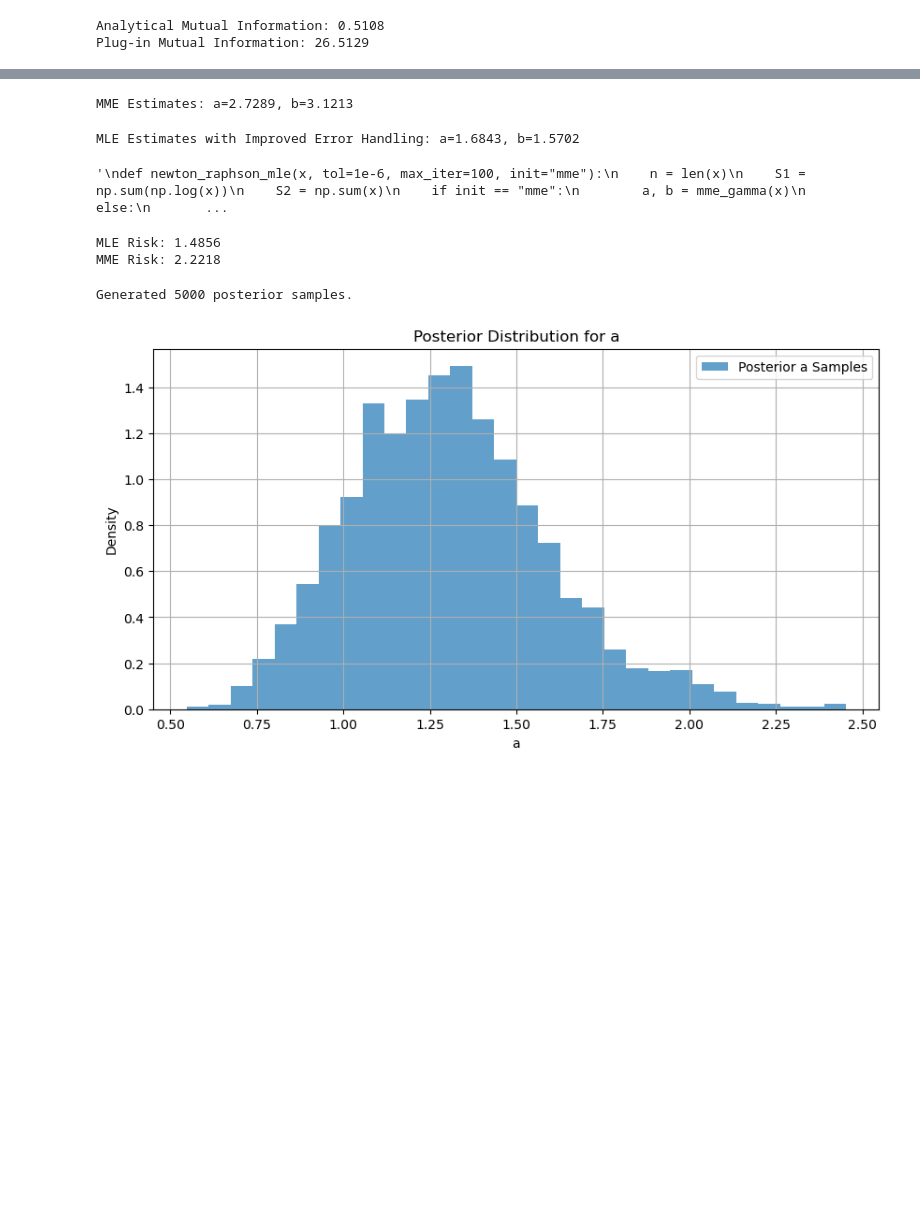
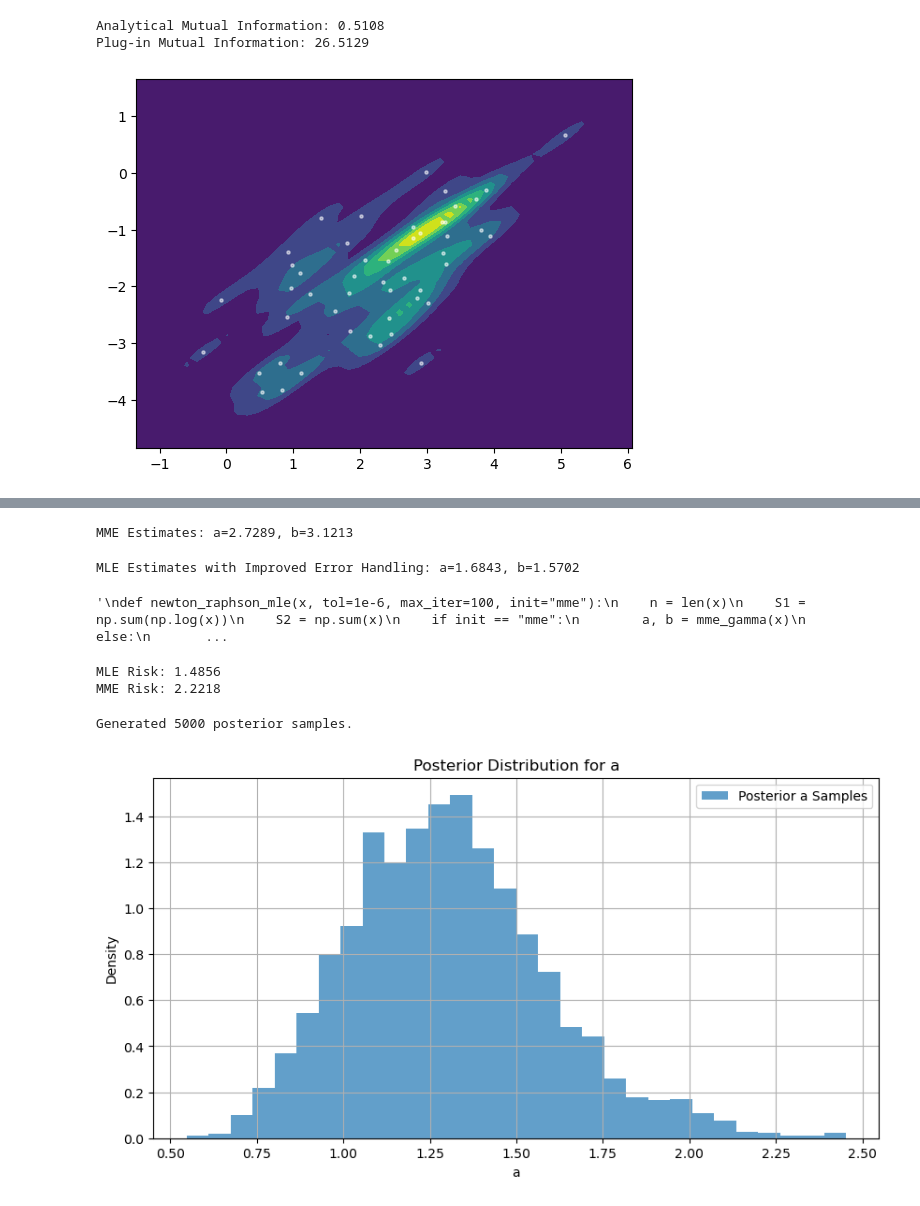
Before and after one commit to shubhankarx/Probability, a Jupyter notebook: Probability Project.ipynb, the cells around one changed output, grey strips where cells are left out. Drawn from its saved outputs; the diff is of its cells as text; code cells hidden in the pictures; blank space fills up the shorter version.

```diff
--- a/Probability Project.ipynb
+++ b/Probability Project.ipynb
@@ -923,3 +987,100 @@ print(f"Plug-in Mutual Information: {mi_plugin:.4f}")
 # %% [output]
 Analytical Mutual Information: 0.5108
 Plug-in Mutual Information: 26.5129
+# %%
+import numpy as np
+import matplotlib.pyplot as plt
+
+def generate_bivariate_gaussian(mean, cov, n):
+    # Create bivariate Gaussian samples
+    return np.random.multivariate_normal(mean, cov, n)
+
+def silverman_bandwidth(data):
+    # If data is 1D, reshape to (n,1) so np.cov returns matrix
+    if data.ndim == 1:
+        data = data.reshape(-1, 1)
+    n, d = data.shape
+    cov_data = np.cov(data, rowvar=False)
+    # For 1D, np.cov returns a scalar; force it to 2D (1x1)
+    if d == 1 and np.isscalar(cov_data):
+        cov_data = np.array([[cov_data]])
+    c = (4/(d+2))**(1/(d+4))
+    h = c * n**(-1/(d+4))
+    return h**2 * cov_data  # returns a d x d bandwidth matrix
+
+def gaussian_kernel(u):
+    # Standard Gaussian kernel for d dims.
+    d = len(u)
+    return 1/(2*np.pi)**(d/2) * np.exp(-0.5 * np.dot(u, u))
+
+def kde_2d(x_eval, data, H):
+    # Make sure H is at least 2D (1x1 if needed)
+    H = np.atleast_2d(H)
+    invH = np.linalg.inv(H)
+    detH = np.linalg.det(H)
+    total = 0
+    for xi in data:
+        diff = xi - x_eval
+        total += gaussian_kernel(invH.dot(diff))
+    return total / (len(data) * np.sqrt(detH))
+
+def plot_kde(data):
+    H = silverman_bandwidth(data)
+    x_min, x_max = np.min(data[:,0]) - 1, np.max(data[:,0]) + 1
+    y_min, y_max = np.min(data[:,1]) - 1, np.max(data[:,1]) + 1
+    X, Y = np.meshgrid(np.linspace(x_min, x_max, 50),
+                       np.linspace(y_min, y_max, 50))
+    Z = np.zeros_like(X)
+    for i in range(X.shape[0]):
+        for j in range(X.shape[1]):
+            Z[i,j] = kde_2d([X[i,j], Y[i,j]], data, H)
+    plt.contourf(X, Y, Z, cmap='viridis')
+    plt.scatter(data[:,0], data[:,1], s=5, c='white', alpha=0.5)
+    plt.show()
+
+def analytical_mi_bivariate_gaussian(cov_matrix):
+    # Slap the bivariate normal MI formula: MI = -0.5 * ln(1 - rho^2)
+    rho = cov_matrix[0,1] / np.sqrt(cov_matrix[0,0] * cov_matrix[1,1])
+    return -0.5 * np.log(1 - rho**2)
+
+def plugin_mi(data, grid_size=50):
+    # p_xy from 2D, p_x and p_y from 1D via KDE.
+    n, d = data.shape
+    H_joint = silverman_bandwidth(data)
+    # For marginals, reshape to 2D first.
+    Hx = silverman_bandwidth(data[:,0].reshape(-1,1))
+    Hy = silverman_bandwidth(data[:,1].reshape(-1,1))
+
+    x_min, x_max = data[:,0].min() - 1, data[:,0].max() + 1
+    y_min, y_max = data[:,1].min() - 1, data[:,1].max() + 1
+    xs = np.linspace(x_min, x_max, grid_size)
+    ys = np.linspace(y_min, y_max, grid_size)
+    dx = xs[1] - xs[0]
+    dy = ys[1] - ys[0]
+    mi = 0
+    for x in xs:
+        for y in ys:
+            p_xy = kde_2d([x,y], data, H_joint)
+            px = kde_2d([x], data[:,0].reshape(-1,1), Hx)
+            py = kde_2d([y], data[:,1].reshape(-1,1), Hy)
+            if p_xy > 0 and px > 0 and py > 0:
+                mi += p_xy * np.log(p_xy/(px*py)) * dx * dy
+    return mi
+
+# --- Run test ---
+mean = [2, -2]
+cov = [[2, 0.9], [0.9, 1]]
+sample_sizes = [50, 200, 1000]
+for n in sample_sizes:
+    data = generate_bivariate_gaussian(mean, cov, n)
+    plot_kde(data)  # plot KDE for each sample size
+
+analytical_mi = analytical_mi_bivariate_gaussian(np.array(cov))
+print("Analytical MI:", analytical_mi)
+
+data_large = generate_bivariate_gaussian(mean, cov, 2000)
+est_mi = plugin_mi(data_large, grid_size=50)
+print("Kernel MI estimate:", est_mi)
+#https://en.wikipedia.org/wiki/Multivariate_kernel_density_estimation
+# %% [output]
+[figure, added]
```
Also changed, not shown: parts of 19 cells of this notebook, 22 other files.
